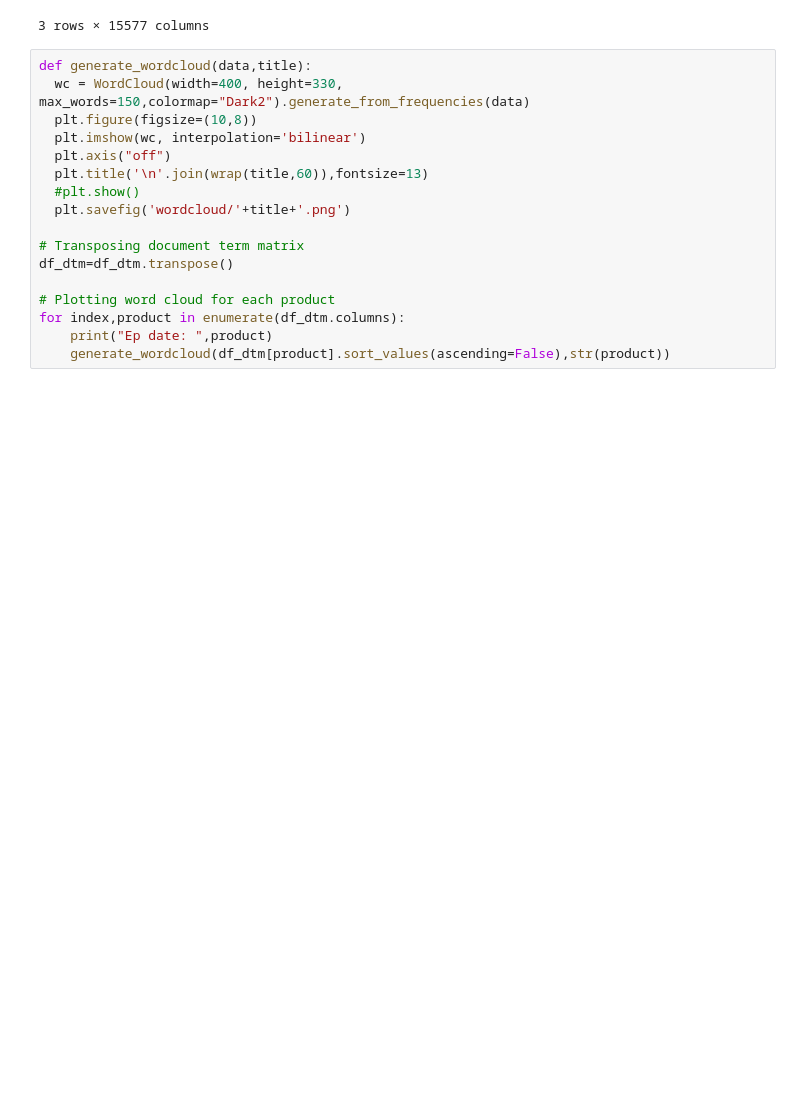
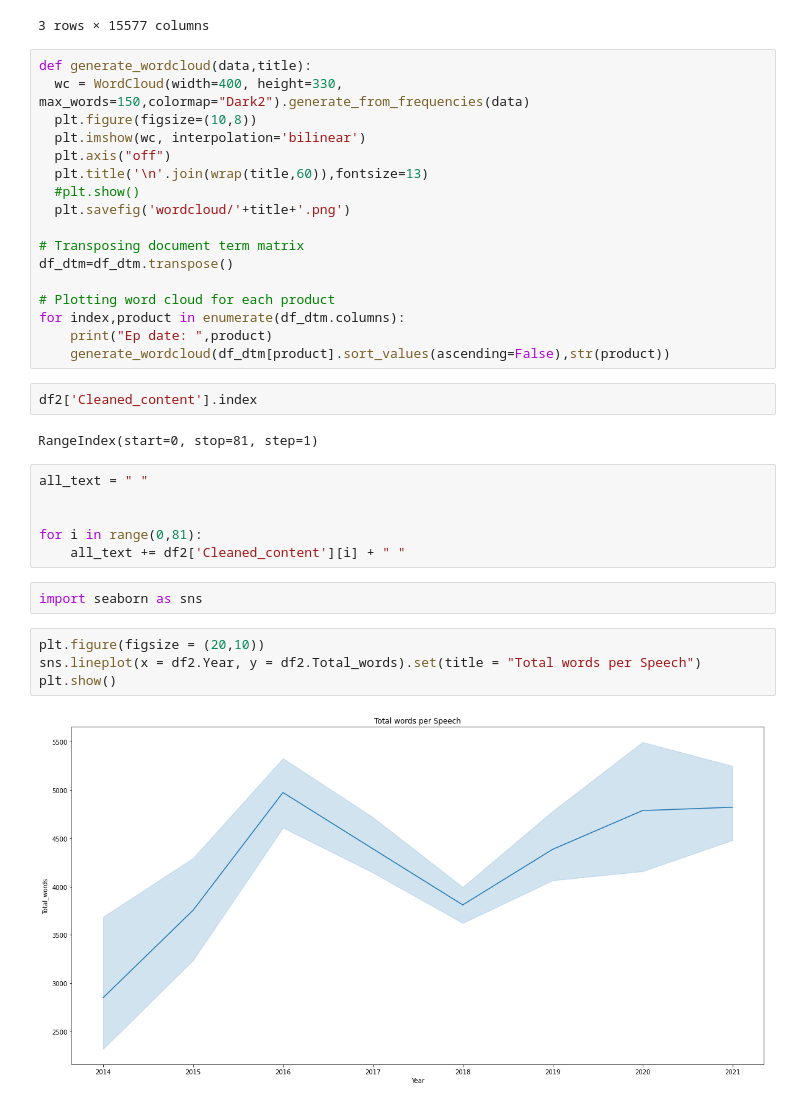
Before and after one commit to lab-programs/ds_lab, a Jupyter notebook: Code/notebooks/Visualisations_MKB.ipynb, the cells around one changed output. Cells and saved outputs as stored; diff of their text form; blank space fills up the shorter version.

```diff
--- a/Code/notebooks/Visualisations_MKB.ipynb
+++ b/Code/notebooks/Visualisations_MKB.ipynb
@@ -46,3 +57,21 @@ df_dtm=df_dtm.transpose()
 for index,product in enumerate(df_dtm.columns):
     print("Ep date: ",product)
     generate_wordcloud(df_dtm[product].sort_values(ascending=False),str(product))
+# %%
+df2['Cleaned_content'].index
+# %% [output]
+RangeIndex(start=0, stop=81, step=1)
+# %%
+all_text = " "
+
+
+for i in range(0,81):
+    all_text += df2['Cleaned_content'][i] + " "
+# %%
+import seaborn as sns
+# %%
+plt.figure(figsize = (20,10))
+sns.lineplot(x = df2.Year, y = df2.Total_words).set(title = "Total words per Speech")
+plt.show()
+# %% [output]
+[figure, added]
```
Also changed, not shown: parts of 6 cells of this notebook, 13 other files.
